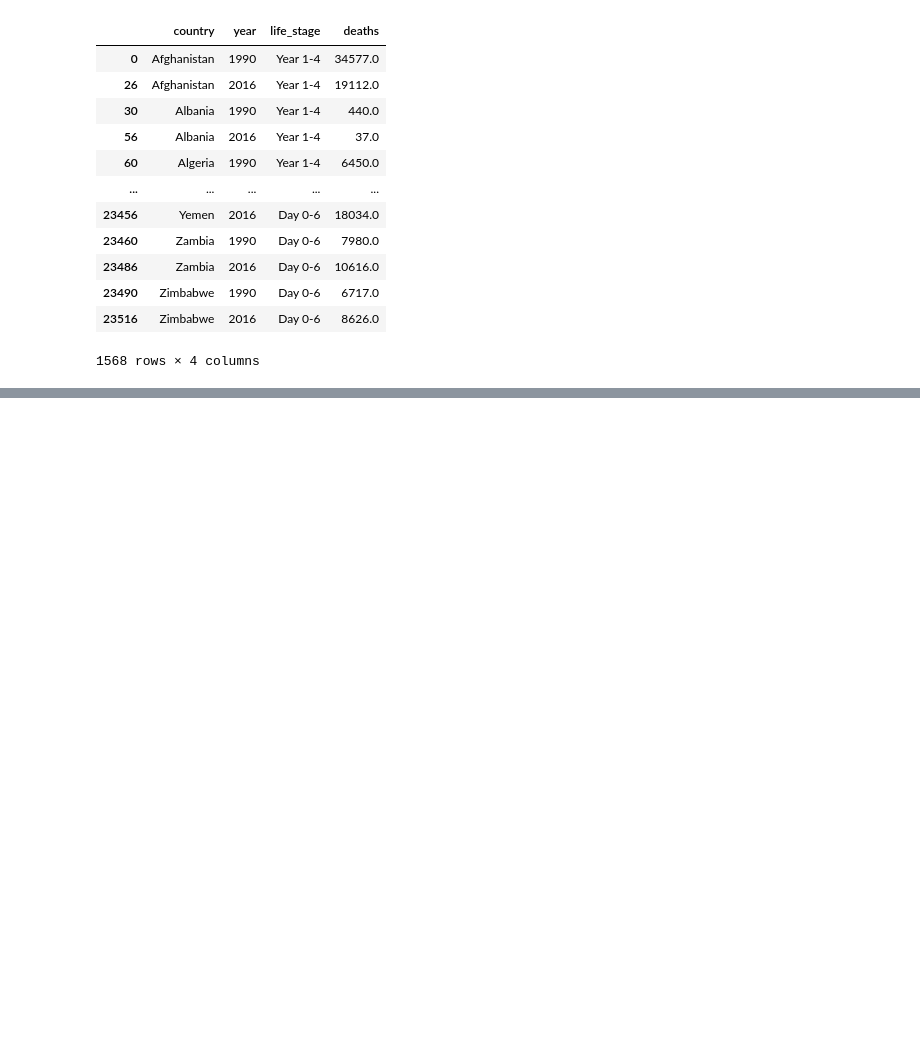
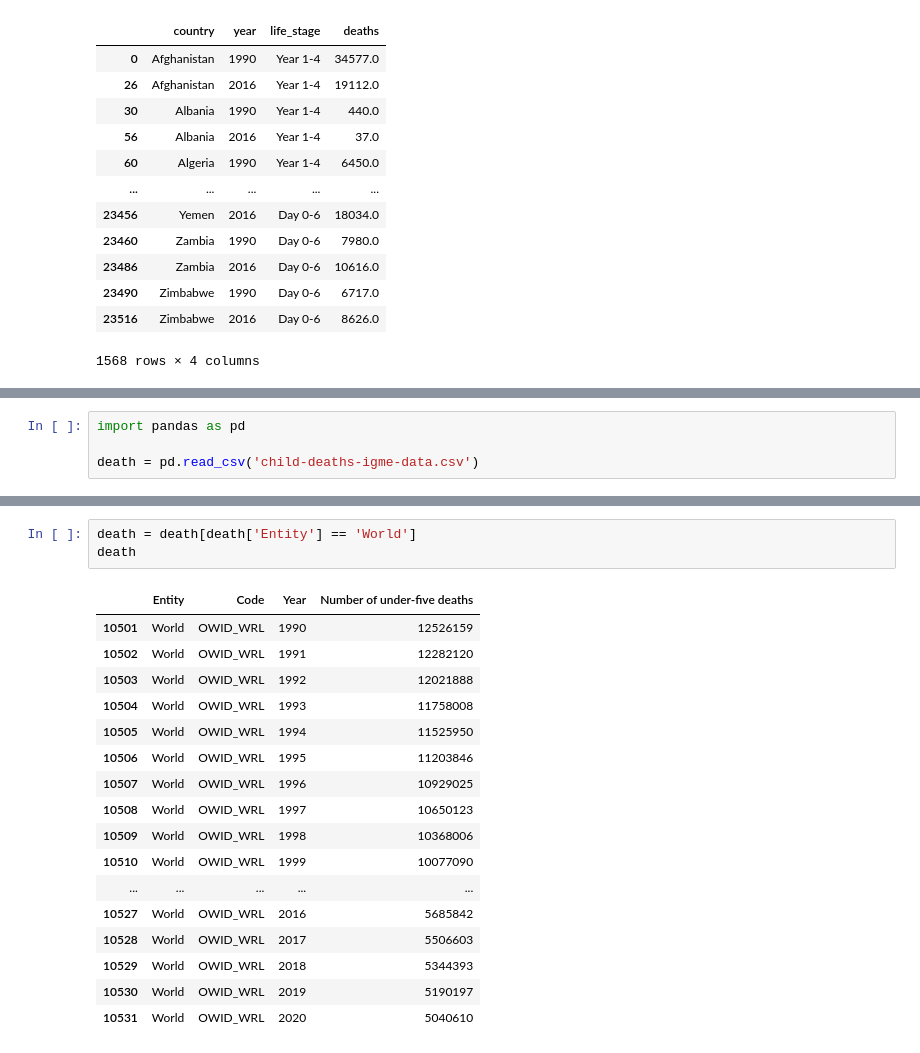
Before and after one commit to ongdisheng/FIT3179, a Jupyter notebook: project2/data/preprocess.ipynb, the cells around one changed output, grey strips where cells are left out. Saved outputs shown, nothing was run; the diff lists cells and outputs as text; blank space fills up the shorter version.

Commit message:
Updated data files

```diff
--- a/project2/data/preprocess.ipynb
+++ b/project2/data/preprocess.ipynb
@@ -482,0 +634,4 @@ final
+# %%
+import pandas as pd
+
+death = pd.read_csv('child-deaths-igme-data.csv')
@@ -482,0 +654,21 @@ final
+# %%
+death = death[death['Entity'] == 'World']
+death
+# %% [output]
+|  | Entity | Code | Year | Number of under-five deaths |
+| 10501 | World | OWID_WRL | 1990 | 12526159 |
+| 10502 | World | OWID_WRL | 1991 | 12282120 |
+| 10503 | World | OWID_WRL | 1992 | 12021888 |
+| 10504 | World | OWID_WRL | 1993 | 11758008 |
+| 10505 | World | OWID_WRL | 1994 | 11525950 |
+| 10506 | World | OWID_WRL | 1995 | 11203846 |
+| 10507 | World | OWID_WRL | 1996 | 10929025 |
+| 10508 | World | OWID_WRL | 1997 | 10650123 |
+| 10509 | World | OWID_WRL | 1998 | 10368006 |
+| 10510 | World | OWID_WRL | 1999 | 10077090 |
+| ... | ... | ... | ... | ... |
+| 10527 | World | OWID_WRL | 2016 | 5685842 |
+| 10528 | World | OWID_WRL | 2017 | 5506603 |
+| 10529 | World | OWID_WRL | 2018 | 5344393 |
+| 10530 | World | OWID_WRL | 2019 | 5190197 |
+| 10531 | World | OWID_WRL | 2020 | 5040610 |
```
Also changed, not shown: parts of 47 cells of this notebook, 4 other files.
